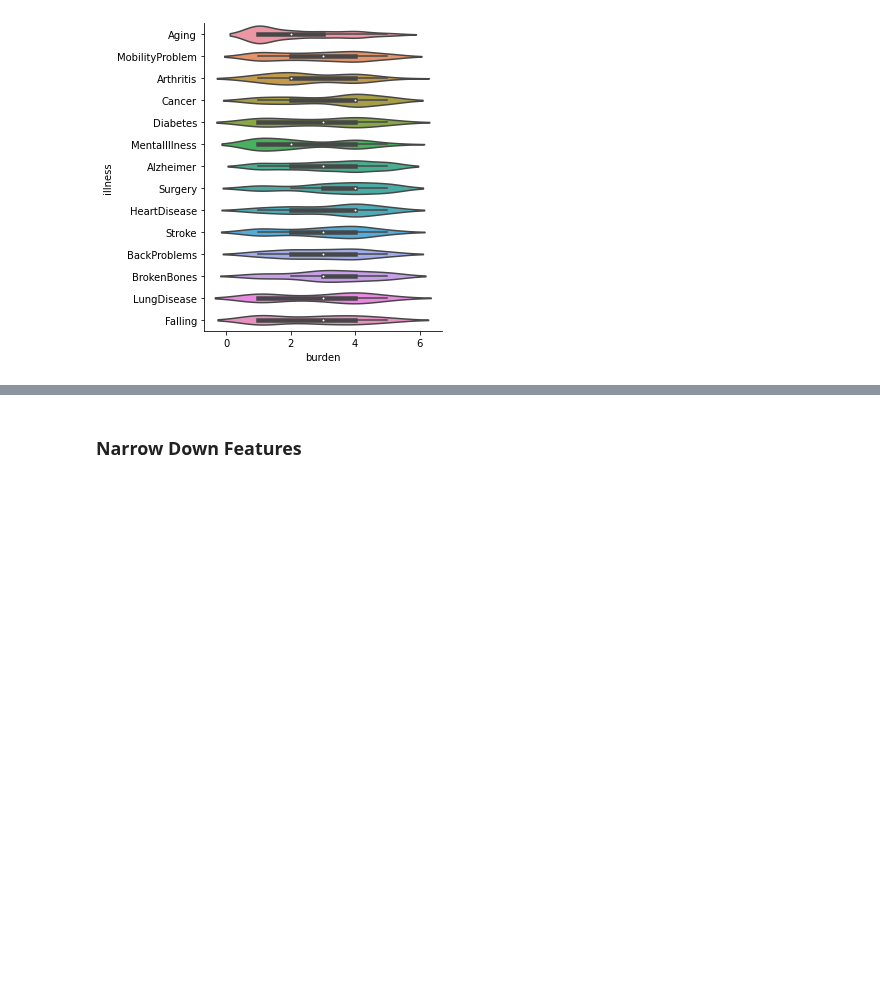
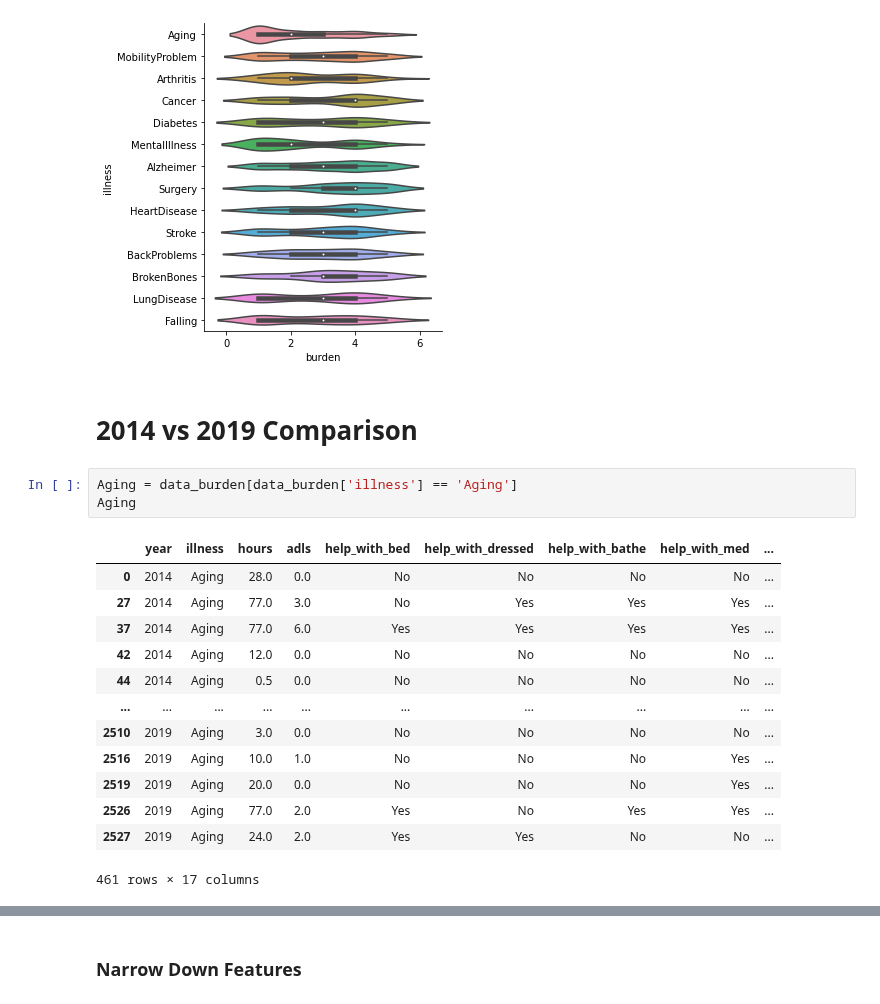
Before and after one commit to woonsupkim/BurdenofCare, a Jupyter notebook: burden.ipynb, the cells around one changed output, grey strips where cells are left out. Drawn from its saved outputs; the diff is of its cells as text; blank space fills up the shorter version.

```diff
--- a/burden.ipynb
+++ b/burden.ipynb
@@ -325,3 +335,22 @@ sns.catplot(x="burden", y="illness",
 <seaborn.axisgrid.FacetGrid at 0x...>
 [figure]
 [figure]
+# %% [markdown]
+# 2014 vs 2019 Comparison
+# %%
+Aging = data_burden[data_burden['illness'] == 'Aging']
+Aging
+# %% [output]
+|  | year | illness | hours | adls | help_with_bed | help_with_dressed | help_with_bathe | help_with_med | ... |
+| 0 | 2014 | Aging | 28.0 | 0.0 | No | No | No | No | ... |
+| 27 | 2014 | Aging | 77.0 | 3.0 | No | Yes | Yes | Yes | ... |
+| 37 | 2014 | Aging | 77.0 | 6.0 | Yes | Yes | Yes | Yes | ... |
+| 42 | 2014 | Aging | 12.0 | 0.0 | No | No | No | No | ... |
+| 44 | 2014 | Aging | 0.5 | 0.0 | No | No | No | No | ... |
+| ... | ... | ... | ... | ... | ... | ... | ... | ... | ... |
+| 2510 | 2019 | Aging | 3.0 | 0.0 | No | No | No | No | ... |
+| 2516 | 2019 | Aging | 10.0 | 1.0 | No | No | No | Yes | ... |
+| 2519 | 2019 | Aging | 20.0 | 0.0 | No | No | No | Yes | ... |
+| 2526 | 2019 | Aging | 77.0 | 2.0 | Yes | No | Yes | Yes | ... |
+| 2527 | 2019 | Aging | 24.0 | 2.0 | Yes | Yes | No | No | ... |
+461 rows × 17 columns
```
Also changed, not shown: parts of 5 cells of this notebook.
